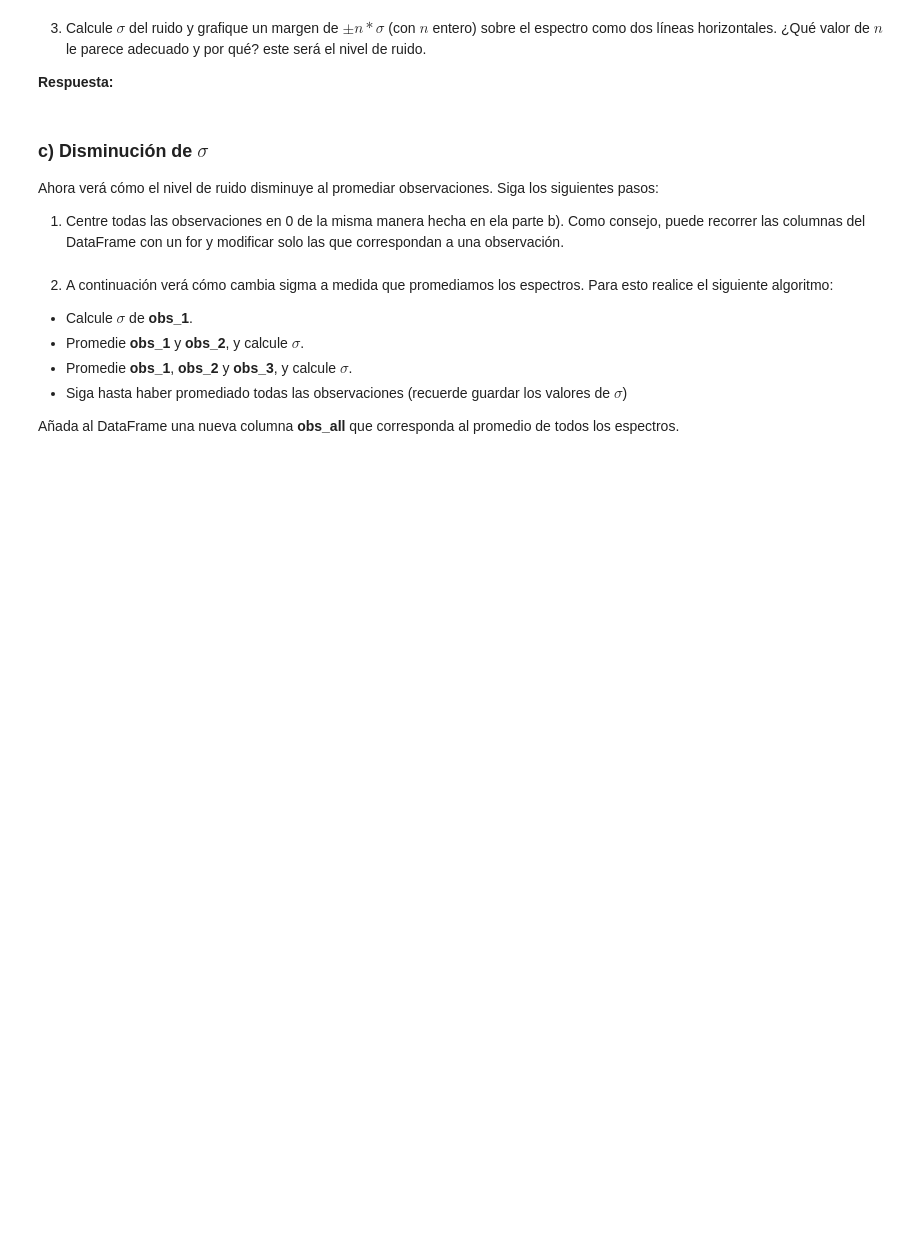
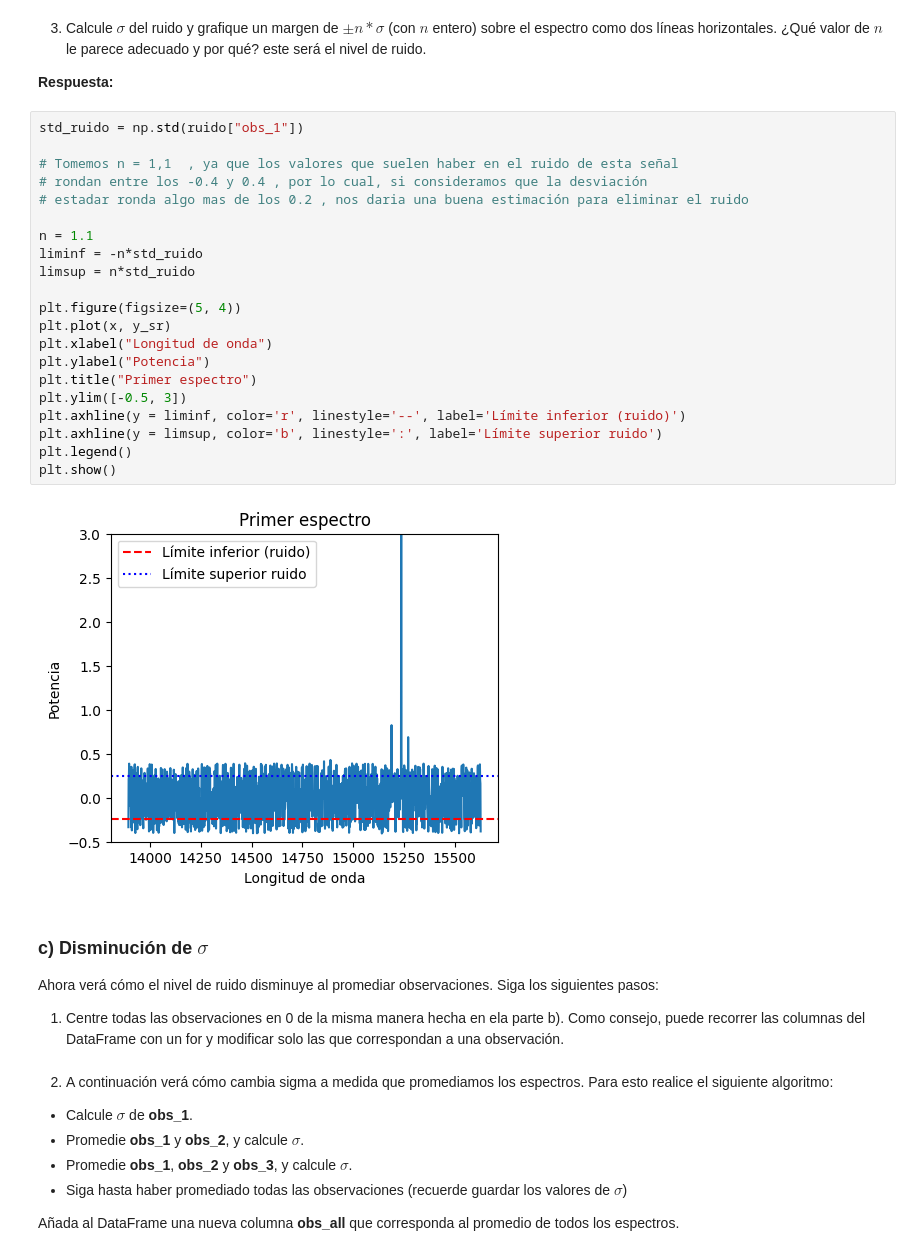
Before and after one commit to Cristobal-Gomez/Tarea-2, a Jupyter notebook: Tarea2.ipynb, the cells around one changed output. Drawn from its saved outputs; the diff is of its cells as text; blank space fills up the shorter version.

```diff
--- a/Tarea2.ipynb
+++ b/Tarea2.ipynb
@@ -239,6 +313,29 @@ ruido =
 3. Calcule $\sigma$ del ruido y grafique un margen de $\pm n*\sigma$ (con $n$ entero) sobre el espectro como dos líneas horizontales. ¿Qué valor de $n$ le parece adecuado y por qué? este será el nivel de ruido.
 
 **Respuesta:**
+# %%
+std_ruido = np.std(ruido["obs_1"])
+
+# Tomemos n = 1,1  , ya que los valores que suelen haber en el ruido de esta señal
+# rondan entre los -0.4 y 0.4 , por lo cual, si consideramos que la desviación
+# estadar ronda algo mas de los 0.2 , nos daria una buena estimación para eliminar el ruido
+
+n = 1.1
+liminf = -n*std_ruido
+limsup = n*std_ruido
+
+plt.figure(figsize=(5, 4))
+plt.plot(x, y_sr)
+plt.xlabel("Longitud de onda")
+plt.ylabel("Potencia")
+plt.title("Primer espectro")
+plt.ylim([-0.5, 3])
+plt.axhline(y = liminf, color='r', linestyle='--', label='Límite inferior (ruido)')
+plt.axhline(y = limsup, color='b', linestyle=':', label='Límite superior ruido')
+plt.legend()
+plt.show()
+# %% [output]
+[figure, added]
 # %% [markdown]
 ### c) Disminución de $\sigma$
 
```
Also changed, not shown: parts of 16 cells of this notebook.
